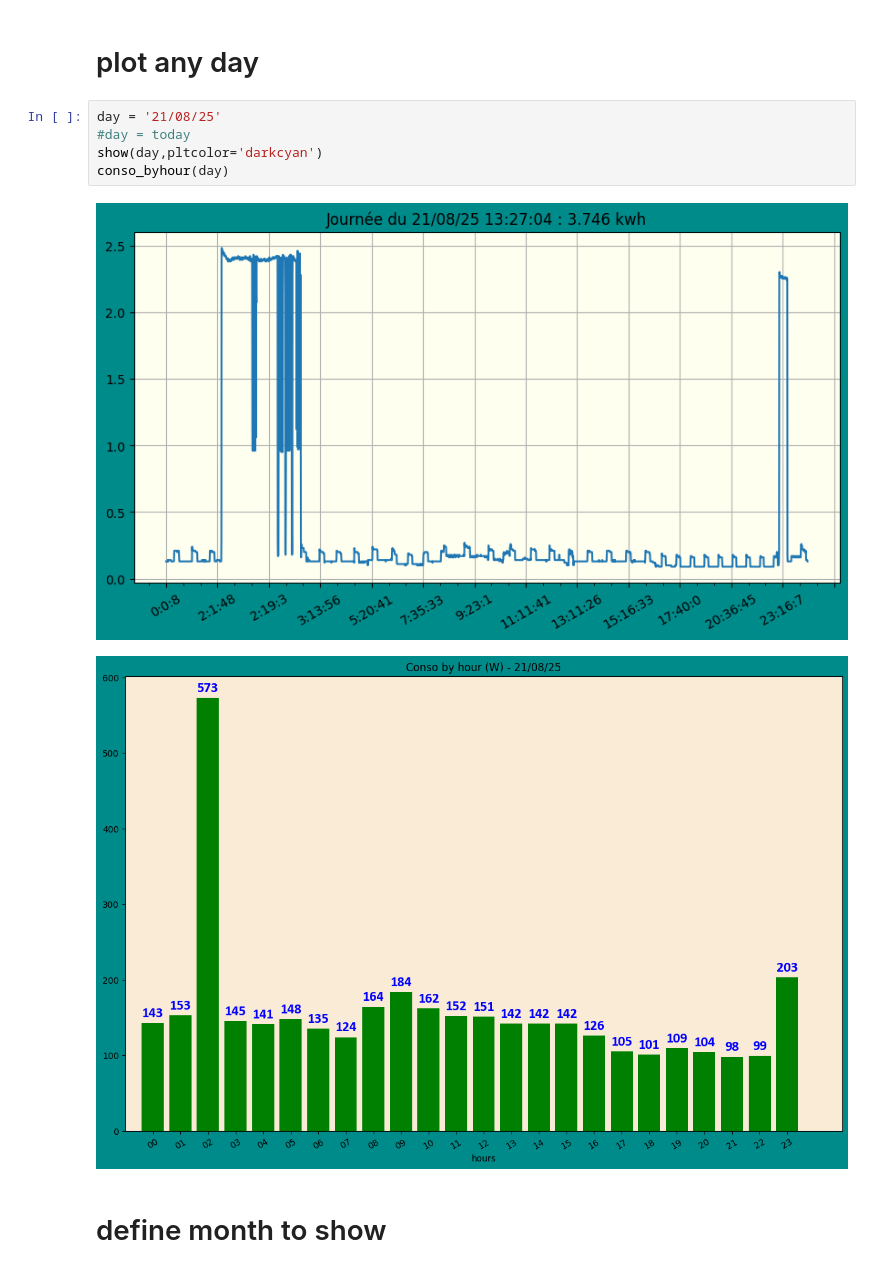
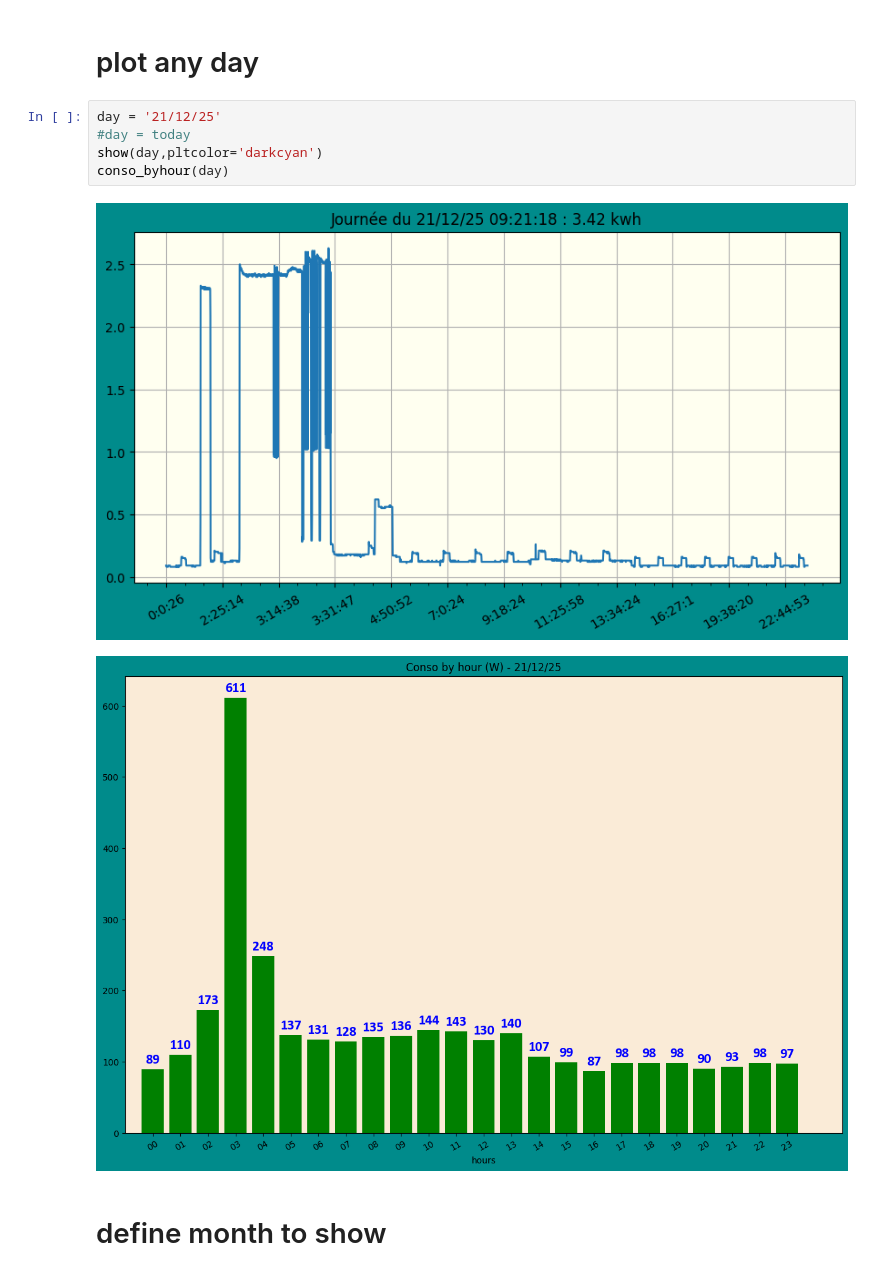
Before and after one commit to jdavid54/jupyter_notebooks2, a Jupyter notebook: conso_kwh_mini.ipynb, the cells around one changed output. Saved outputs shown, nothing was run; the diff lists cells and outputs as text.

```diff
--- a/conso_kwh_mini.ipynb
+++ b/conso_kwh_mini.ipynb
@@ -1753,13 +1726,13 @@ with open(path,'wb') as file:
 # %% [markdown]
 # plot any day
 # %%
-day = '21/08/25'
+day = '21/12/25'
 #day = today
 show(day,pltcolor='darkcyan')
 conso_byhour(day)
 # %% [output]
-[figure, old version]
+[figure, new version]
-[figure, old version]
+[figure, new version]
 # %% [markdown]
 # define month to show
 # %%
```
Also changed, not shown: parts of 141 cells of this notebook, 7 other files.
